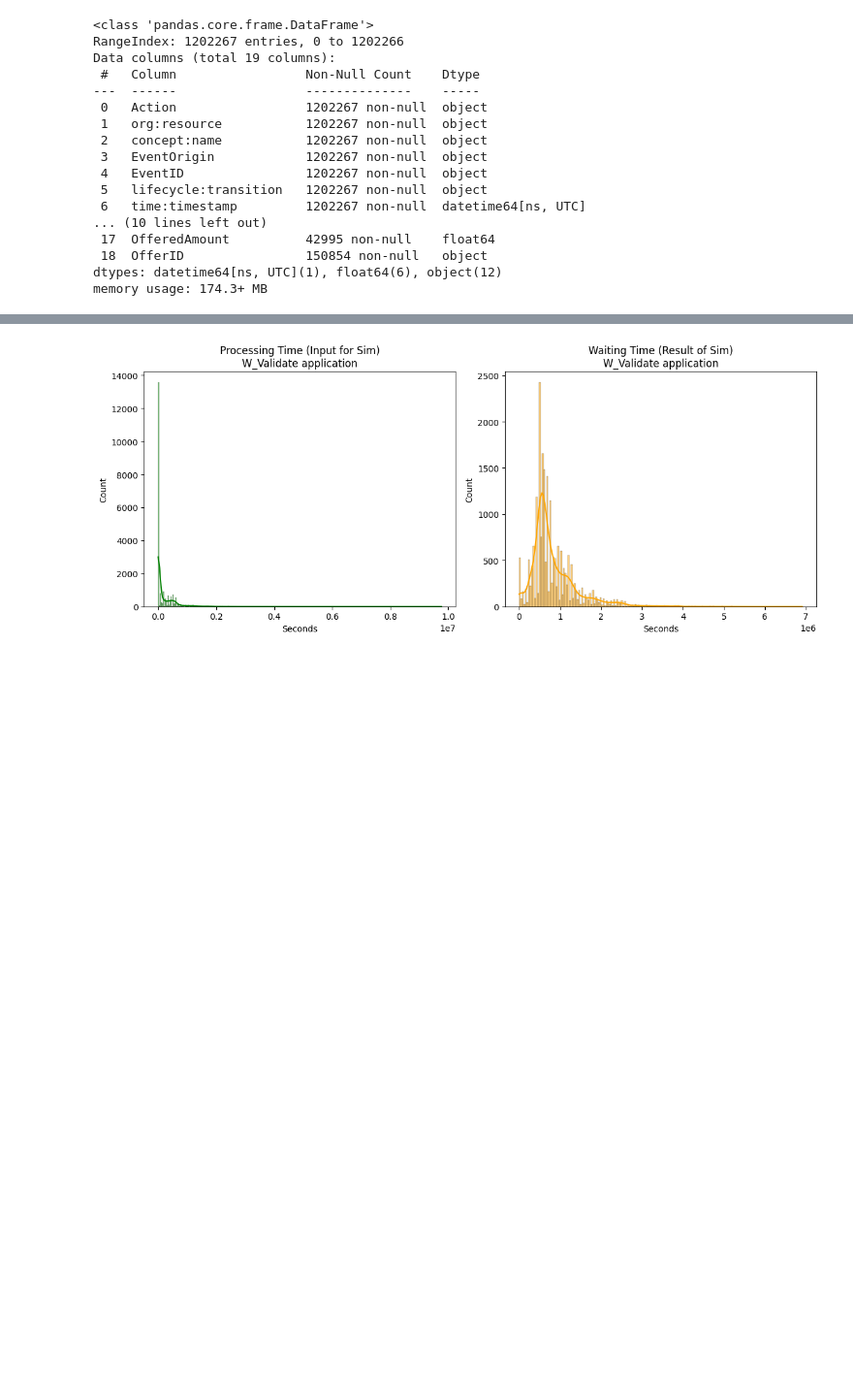
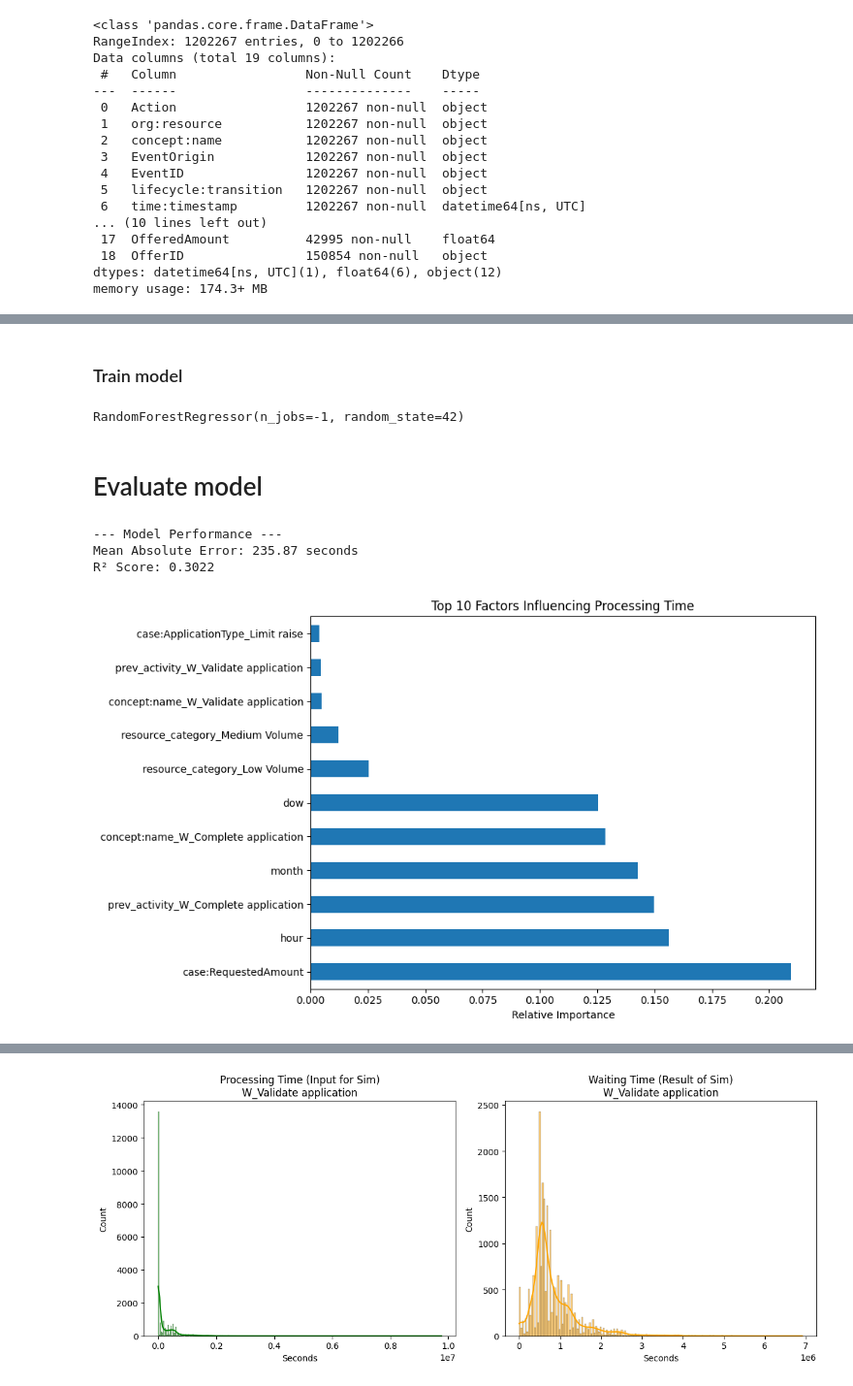
Before and after one commit to moritzhwnr/BPI_Simulation, a Jupyter notebook: processing_times.ipynb, the cells around one changed output, grey strips where cells are left out. Shown at 97% size. Drawn from its saved outputs; the diff is of its cells as text; code cells hidden in the pictures; blank space fills up the shorter version.

Commit message:
added random forest point estimator for execution times

```diff
--- a/processing_times.ipynb
+++ b/processing_times.ipynb
@@ -232,0 +229,3 @@ df_filtered[df_filtered["concept:name"].str.contains("W", na=False)]
+# %%
+durations = df_sorted[df_sorted['lifecycle:transition'] == 'complete'].copy()
+durations = durations[durations['processing_time'] > 1]
@@ -232,0 +324,12 @@ df_filtered[df_filtered["concept:name"].str.contains("W", na=False)]
+# %%
+# Create X (Features) and y (Target)
+X = durations[features].copy()
+y = durations['processing_time']
+
+# 4. Encoding Categorical Variables
+# One-Hot Encoding converts strings to binary columns (0s and 1s)
+X_encoded = pd.get_dummies(X, columns=['concept:name', 'case:ApplicationType', 'prev_activity', 'case:ApplicationType', 'resource_category'])
+
+# 5. Train/Test Split
+# Split 80% for training, 20% for testing
+X_train, X_test, y_train, y_test = train_test_split(X_encoded, y, test_size=0.2, random_state=42)
@@ -232,0 +346,34 @@ df_filtered[df_filtered["concept:name"].str.contains("W", na=False)]
+# %% [markdown]
+### Train model
+# %%
+model = RandomForestRegressor(n_estimators=100, random_state=42, n_jobs=-1)
+model.fit(X_train, y_train)
+# %% [output]
+RandomForestRegressor(n_jobs=-1, random_state=42)
+# %% [markdown]
+# Evaluate model
+# %%
+# 7. Evaluate
+predictions = model.predict(X_test)
+
+mae = mean_absolute_error(y_test, predictions)
+r2 = r2_score(y_test, predictions)
+
+print("--- Model Performance ---")
+print(f"Mean Absolute Error: {mae:.2f} seconds")
+print(f"R² Score: {r2:.4f}")
+
+# 8. Visualizing Feature Importance
+feature_importances = pd.Series(model.feature_importances_, index=X_encoded.columns)
+
+plt.figure(figsize=(10, 6))
+feature_importances.nlargest(11).plot(kind='barh')
+plt.title('Top 10 Factors Influencing Processing Time')
+plt.xlabel('Relative Importance')
+plt.tight_layout()
+plt.show()
+# %% [output]
+--- Model Performance ---
+Mean Absolute Error: 235.87 seconds
+R² Score: 0.3022
+[figure, added]
```
Also changed, not shown: parts of 25 cells of this notebook.
